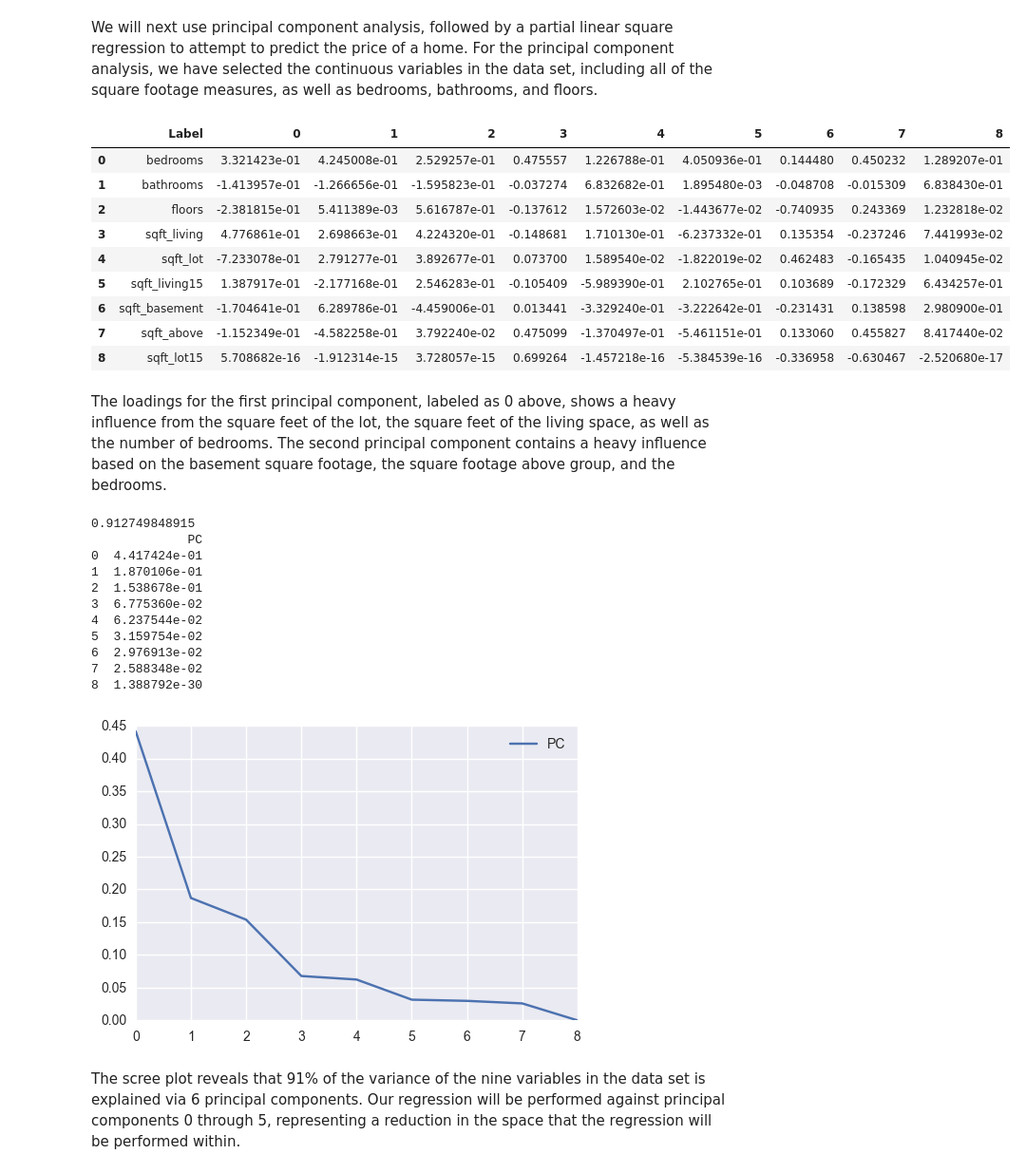
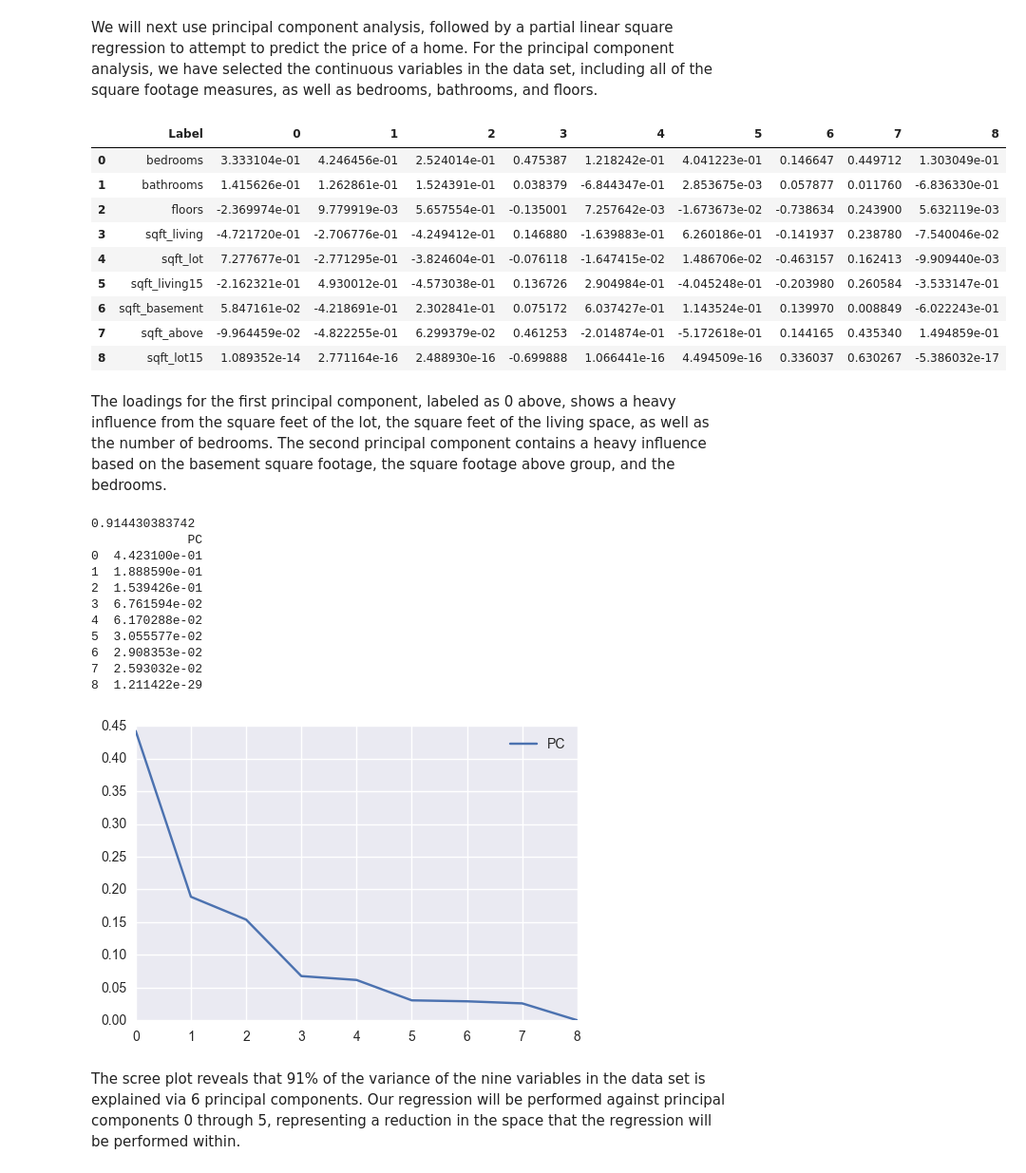
Before and after one commit to dpmurraygt/RegressionSVM, a Jupyter notebook: Mini_project_1_v01.ipynb, the cells around one changed output. Shown at 95% size. Saved outputs shown, nothing was run; the diff lists cells and outputs as text; code cells hidden in the pictures.

```diff
--- a/Mini_project_1_v01.ipynb
+++ b/Mini_project_1_v01.ipynb
@@ -144,34 +144,36 @@ x_train, x_test, y_train, y_test = cross_validation.train_test_split(x, y, test_
 # %% [markdown]
 We will next use principal component analysis, followed by a partial linear square regression to attempt to predict the price of a home.  For the principal component analysis, we have selected the continuous variables in the data set, including all of the square footage measures, as well as bedrooms, bathrooms, and floors.
 # %%
+#This section is heavily based off of the first project's PCA of Square footage only
 #PCA of the HousePrices to two principal components
-#First create a pandas dataframe of the different square footage measures
-Xpca=pd.DataFrame(scale(HousePrices[['bedrooms', 'bathrooms', 'floors',
+#First create a pandas dataframe of the different square footage measures, plus the three other
+#continuous measures
+Xpca=pd.DataFrame(scale(x_train[['bedrooms', 'bathrooms', 'floors',
                                      'sqft_living', 'sqft_lot', 'sqft_living15',
                                      'sqft_basement', 'sqft_above', 'sqft_lot15']]))
 
 #Perform a PCA of the HousePrices Data
 pca = PCA(n_components=9)
 X_pca = pca.fit(Xpca).transform(Xpca) # fit data and then transform it
 X_pca=pd.DataFrame(X_pca)
 Label=pd.DataFrame(['bedrooms', 'bathrooms', 'floors',
                     'sqft_living', 'sqft_lot', 'sqft_living15',
                     'sqft_basement', 'sqft_above', 'sqft_lot15'])
 
 Loadings=pd.DataFrame(pca.components_)
 Loadings.insert(0,'Label', value=Label)
 Loadings
 # %% [output]
 |  | Label | 0 | 1 | 2 | 3 | 4 | 5 | 6 | 7 | 8 |
-| 0 | bedrooms | 3.321423e-01 | 4.245008e-01 | 2.529257e-01 | 0.475557 | 1.226788e-01 | 4.050936e-01 | 0.144480 | 0.450232 | 1.289207e-01 |
-| 1 | bathrooms | -1.413957e-01 | -1.266656e-01 | -1.595823e-01 | -0.037274 | 6.832682e-01 | 1.895480e-03 | -0.048708 | -0.015309 | 6.838430e-01 |
-| 2 | floors | -2.381815e-01 | 5.411389e-03 | 5.616787e-01 | -0.137612 | 1.572603e-02 | -1.443677e-02 | -0.740935 | 0.243369 | 1.232818e-02 |
-| 3 | sqft_living | 4.776861e-01 | 2.698663e-01 | 4.224320e-01 | -0.148681 | 1.710130e-01 | -6.237332e-01 | 0.135354 | -0.237246 | 7.441993e-02 |
-| 4 | sqft_lot | -7.233078e-01 | 2.791277e-01 | 3.892677e-01 | 0.073700 | 1.589540e-02 | -1.822019e-02 | 0.462483 | -0.165435 | 1.040945e-02 |
-| 5 | sqft_living15 | 1.387917e-01 | -2.177168e-01 | 2.546283e-01 | -0.105409 | -5.989390e-01 | 2.102765e-01 | 0.103689 | -0.172329 | 6.434257e-01 |
-| 6 | sqft_basement | -1.704641e-01 | 6.289786e-01 | -4.459006e-01 | 0.013441 | -3.329240e-01 | -3.222642e-01 | -0.231431 | 0.138598 | 2.980900e-01 |
-| 7 | sqft_above | -1.152349e-01 | -4.582258e-01 | 3.792240e-02 | 0.475099 | -1.370497e-01 | -5.461151e-01 | 0.133060 | 0.455827 | 8.417440e-02 |
-| 8 | sqft_lot15 | 5.708682e-16 | -1.912314e-15 | 3.728057e-15 | 0.699264 | -1.457218e-16 | -5.384539e-16 | -0.336958 | -0.630467 | -2.520680e-17 |
+| 0 | bedrooms | 3.333104e-01 | 4.246456e-01 | 2.524014e-01 | 0.475387 | 1.218242e-01 | 4.041223e-01 | 0.146647 | 0.449712 | 1.303049e-01 |
+| 1 | bathrooms | 1.415626e-01 | 1.262861e-01 | 1.524391e-01 | 0.038379 | -6.844347e-01 | 2.853675e-03 | 0.057877 | 0.011760 | -6.836330e-01 |
+| 2 | floors | -2.369974e-01 | 9.779919e-03 | 5.657554e-01 | -0.135001 | 7.257642e-03 | -1.673673e-02 | -0.738634 | 0.243900 | 5.632119e-03 |
+| 3 | sqft_living | -4.721720e-01 | -2.706776e-01 | -4.249412e-01 | 0.146880 | -1.639883e-01 | 6.260186e-01 | -0.141937 | 0.238780 | -7.540046e-02 |
+| 4 | sqft_lot | 7.277677e-01 | -2.771295e-01 | -3.824604e-01 | -0.076118 | -1.647415e-02 | 1.486706e-02 | -0.463157 | 0.162413 | -9.909440e-03 |
+| 5 | sqft_living15 | -2.162321e-01 | 4.930012e-01 | -4.573038e-01 | 0.136726 | 2.904984e-01 | -4.045248e-01 | -0.203980 | 0.260584 | -3.533147e-01 |
+| 6 | sqft_basement | 5.847161e-02 | -4.218691e-01 | 2.302841e-01 | 0.075172 | 6.037427e-01 | 1.143524e-01 | 0.139970 | 0.008849 | -6.022243e-01 |
+| 7 | sqft_above | -9.964459e-02 | -4.822255e-01 | 6.299379e-02 | 0.461253 | -2.014874e-01 | -5.172618e-01 | 0.144165 | 0.435340 | 1.494859e-01 |
+| 8 | sqft_lot15 | 1.089352e-14 | 2.771164e-16 | 2.488930e-16 | -0.699888 | 1.066441e-16 | 4.494509e-16 | 0.336037 | 0.630267 | -5.386032e-17 |
 # %% [markdown]
 The loadings for the first principal component, labeled as 0 above, shows a heavy influence from the square feet of the lot, the square feet of the living space, as well as the number of bedrooms.  The second principal component contains a heavy influence based on the basement square footage, the square footage above group, and the bedrooms.
 # %%
@@ -182,17 +184,17 @@ pca2=pca2.rename(columns = {0:'PC'})
 print(pca2)
 ax = pca2.plot()
 # %% [output]
-0.912749848915
+0.914430383742
              PC
-0  4.417424e-01
-1  1.870106e-01
-2  1.538678e-01
-3  6.775360e-02
-4  6.237544e-02
-5  3.159754e-02
-6  2.976913e-02
-7  2.588348e-02
-8  1.388792e-30
+0  4.423100e-01
+1  1.888590e-01
+2  1.539426e-01
+3  6.761594e-02
+4  6.170288e-02
+5  3.055577e-02
+6  2.908353e-02
+7  2.593032e-02
+8  1.211422e-29
 [figure]
 # %% [markdown]
 The scree plot reveals that 91% of the variance of the nine variables in the data set is explained via 6 principal components.  Our regression will be performed against principal components 0 through 5, representing a reduction in the space that the regression will be performed within.
```
Also changed, not shown: parts of 1 cell of this notebook.
